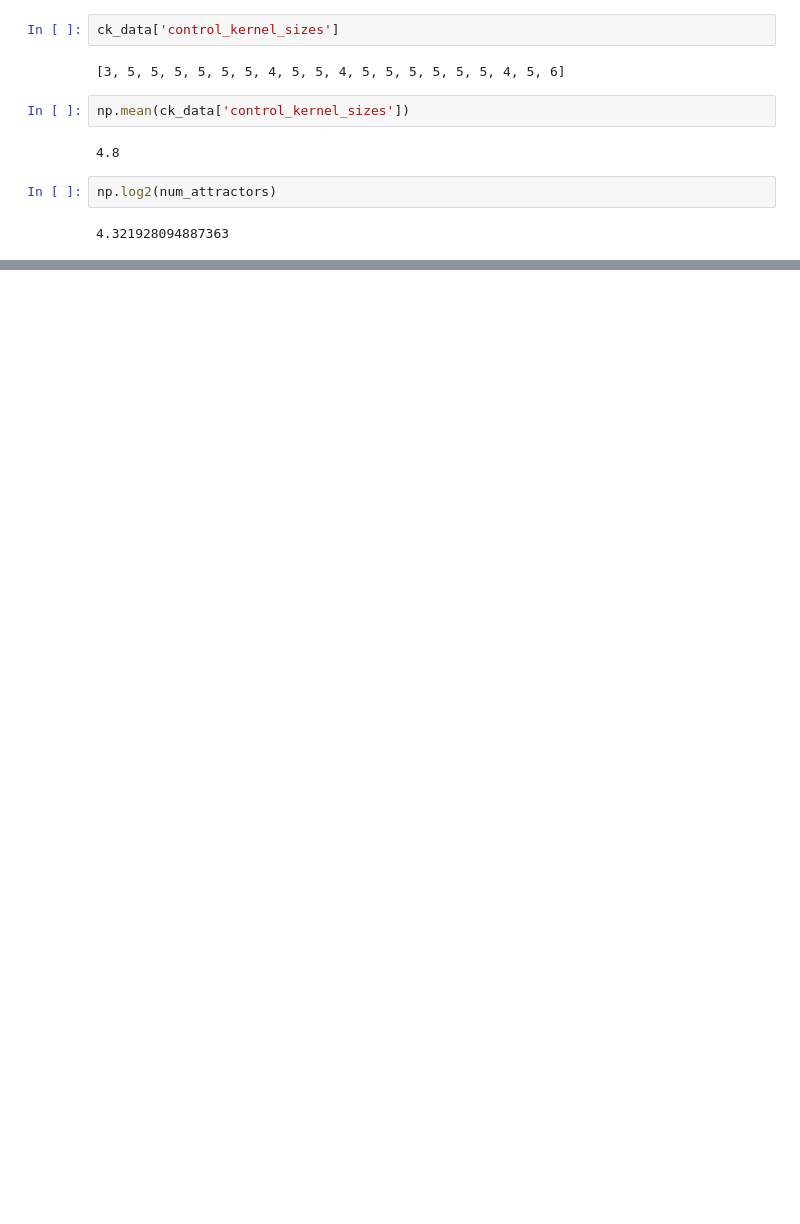
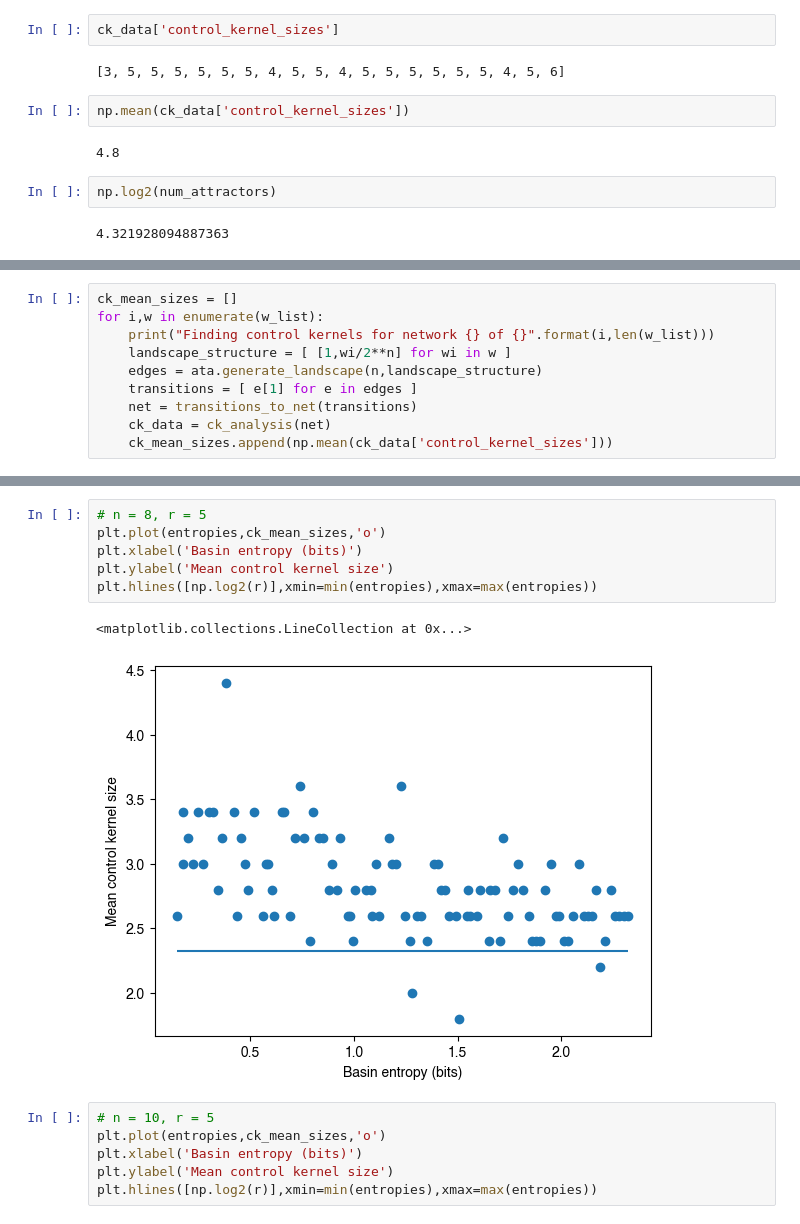
Before and after one commit to bcdaniels/Control-of-Synthetic-Boolean-Networks, a Jupyter notebook: code/develop-synthetic-network-experiment.ipynb, the cells around one changed output, grey strips where cells are left out. Saved outputs shown, nothing was run; the diff lists cells and outputs as text; blank space fills up the shorter version.

```diff
--- a/code/develop-synthetic-network-experiment.ipynb
+++ b/code/develop-synthetic-network-experiment.ipynb
@@ -104,0 +133,10 @@ np.log2(num_attractors)
+# %%
+ck_mean_sizes = []
+for i,w in enumerate(w_list):
+    print("Finding control kernels for network {} of {}".format(i,len(w_list)))
+    landscape_structure = [ [1,wi/2**n] for wi in w ]
+    edges = ata.generate_landscape(n,landscape_structure)
+    transitions = [ e[1] for e in edges ]
+    net = transitions_to_net(transitions)
+    ck_data = ck_analysis(net)
+    ck_mean_sizes.append(np.mean(ck_data['control_kernel_sizes']))
@@ -104,0 +165,15 @@ np.log2(num_attractors)
+# %%
+# n = 8, r = 5
+plt.plot(entropies,ck_mean_sizes,'o')
+plt.xlabel('Basin entropy (bits)')
+plt.ylabel('Mean control kernel size')
+plt.hlines([np.log2(r)],xmin=min(entropies),xmax=max(entropies))
+# %% [output]
+<matplotlib.collections.LineCollection at 0x...>
+[figure, added]
+# %%
+# n = 10, r = 5
+plt.plot(entropies,ck_mean_sizes,'o')
+plt.xlabel('Basin entropy (bits)')
+plt.ylabel('Mean control kernel size')
+plt.hlines([np.log2(r)],xmin=min(entropies),xmax=max(entropies))
```
Also changed, not shown: parts of 13 cells of this notebook.
